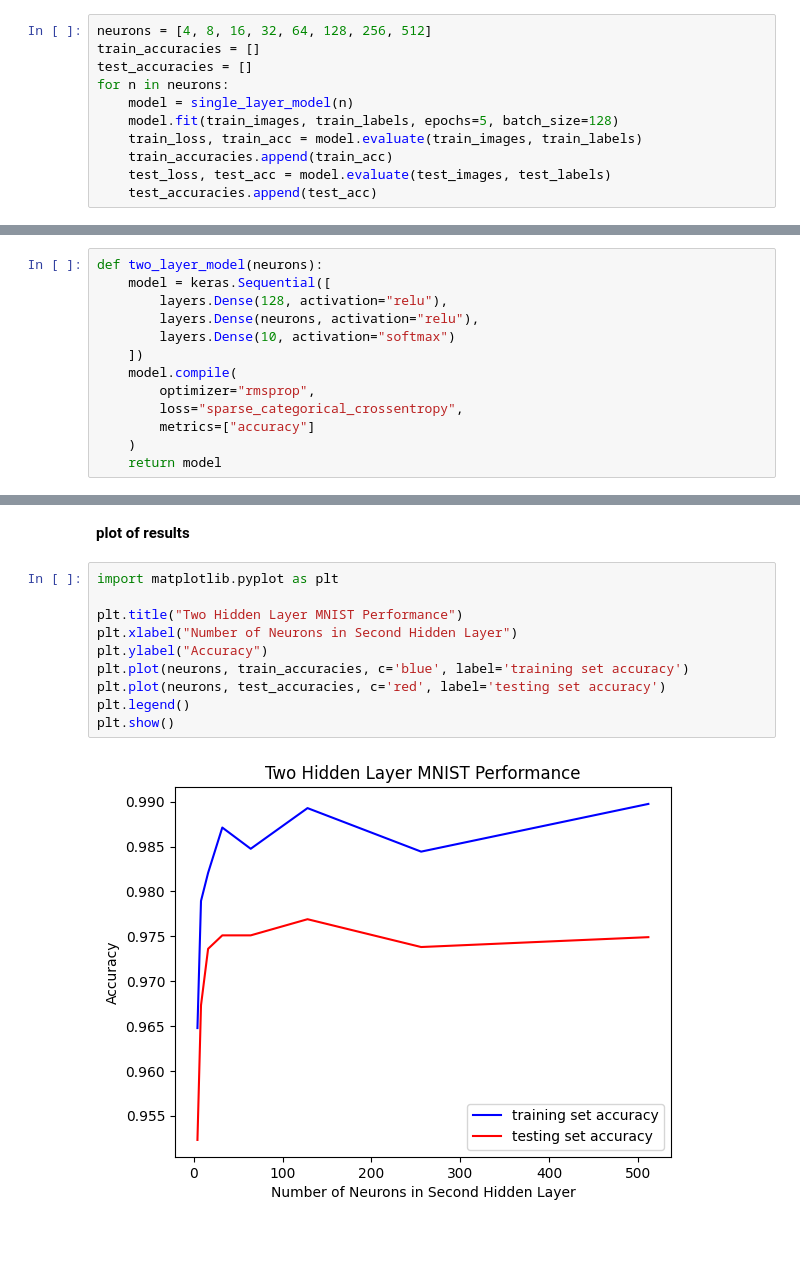
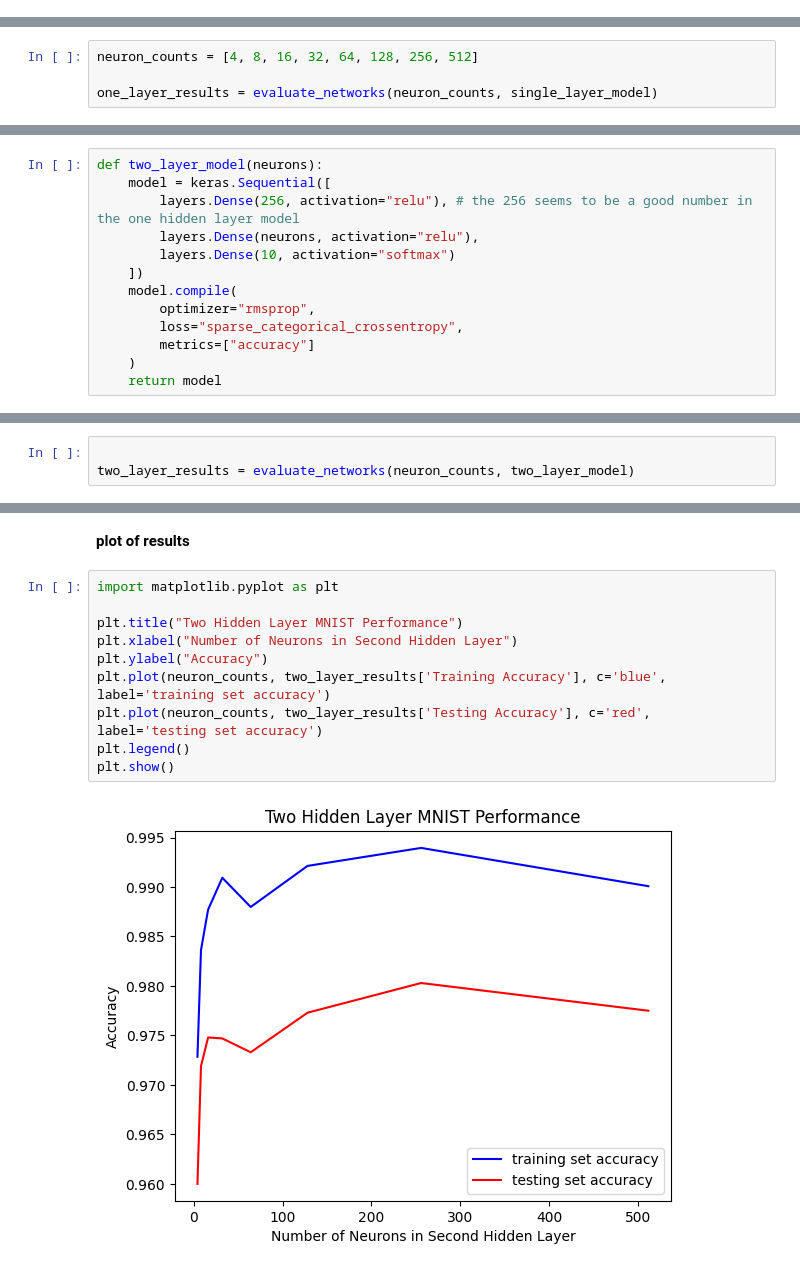
Before and after one commit to kumj2028/CSEN-5350-Application-of-Neural-Networks, a Jupyter notebook: homework3/homework3.ipynb, the cells around one changed output, grey strips where cells are left out. Saved outputs shown, nothing was run; the diff lists cells and outputs as text; blank space fills up the shorter version.

```diff
--- a/homework3/homework3.ipynb
+++ b/homework3/homework3.ipynb
@@ -46,13 +75,2 @@ def single_layer_model(neurons):
 # %% [markdown]
 **generate models from 4 neurons up to 512, evaluate them, and store the results**
-# %%
-neurons = [4, 8, 16, 32, 64, 128, 256, 512]
-train_accuracies = []
-test_accuracies = []
-for n in neurons:
-    model = single_layer_model(n)
-    model.fit(train_images, train_labels, epochs=5, batch_size=128)
-    train_loss, train_acc = model.evaluate(train_images, train_labels)
-    train_accuracies.append(train_acc)
-    test_loss, test_acc = model.evaluate(test_images, test_labels)
-    test_accuracies.append(test_acc)
@@ -94,0 +77,4 @@ Epoch 5/5
+# %%
+neuron_counts = [4, 8, 16, 32, 64, 128, 256, 512]
+
+one_layer_results = evaluate_networks(neuron_counts, single_layer_model)
@@ -134,7 +151,7 @@ plt.show()
 # %%
 def two_layer_model(neurons):
     model = keras.Sequential([
-        layers.Dense(128, activation="relu"),
+        layers.Dense(256, activation="relu"), # the 256 seems to be a good number in the one hidden layer model
         layers.Dense(neurons, activation="relu"),
         layers.Dense(10, activation="softmax")
     ])
@@ -177,0 +166,3 @@ Epoch 5/5
+# %%
+
+two_layer_results = evaluate_networks(neuron_counts, two_layer_model)
@@ -201,12 +214,12 @@ print(df2)
 # %%
 import matplotlib.pyplot as plt
 
 plt.title("Two Hidden Layer MNIST Performance")
 plt.xlabel("Number of Neurons in Second Hidden Layer")
 plt.ylabel("Accuracy")
-plt.plot(neurons, train_accuracies, c='blue', label='training set accuracy')
-plt.plot(neurons, test_accuracies, c='red', label='testing set accuracy')
+plt.plot(neuron_counts, two_layer_results['Training Accuracy'], c='blue', label='training set accuracy')
+plt.plot(neuron_counts, two_layer_results['Testing Accuracy'], c='red', label='testing set accuracy')
 plt.legend()
 plt.show()
 # %% [output]
-[figure, old version]
+[figure, new version]
```
Also changed, not shown: parts of 15 cells of this notebook.
